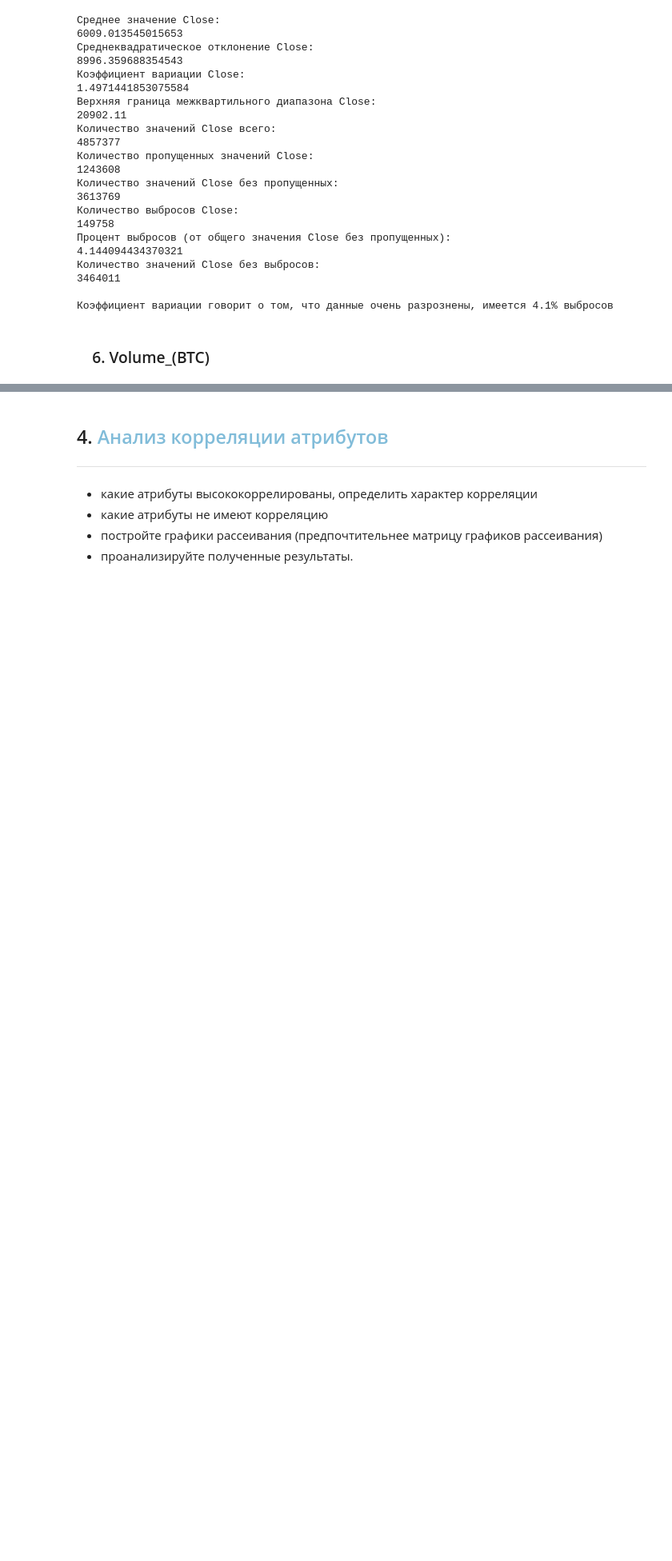
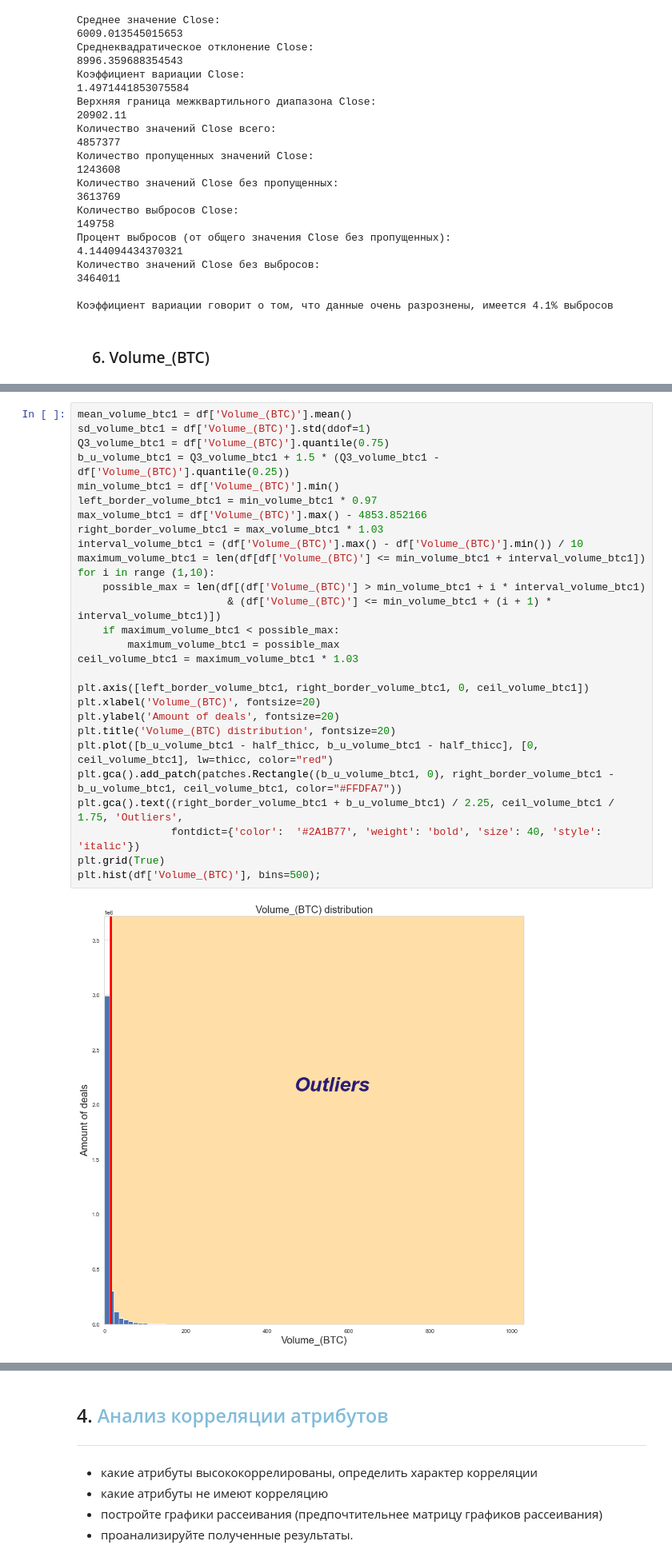
Before and after one commit to Xofrio/MachineLearning, a Jupyter notebook: Lab1/Lab1, 9893, Белов А. А..ipynb, the cells around one changed output, grey strips where cells are left out. Shown at 80% size. Cells and saved outputs as stored; diff of their text form; blank space fills up the shorter version.

```diff
--- a/Lab1/Lab1, 9893, Белов А. А..ipynb
+++ b/Lab1/Lab1, 9893, Белов А. А..ipynb
@@ -423,0 +452,30 @@ plt.hist(df['Volume_(BTC)'], bins=500, range=(0, 35));
+# %%
+mean_volume_btc1 = df['Volume_(BTC)'].mean()
+sd_volume_btc1 = df['Volume_(BTC)'].std(ddof=1)
+Q3_volume_btc1 = df['Volume_(BTC)'].quantile(0.75)
+b_u_volume_btc1 = Q3_volume_btc1 + 1.5 * (Q3_volume_btc1 - df['Volume_(BTC)'].quantile(0.25))
+min_volume_btc1 = df['Volume_(BTC)'].min()
+left_border_volume_btc1 = min_volume_btc1 * 0.97
+max_volume_btc1 = df['Volume_(BTC)'].max() - 4853.852166
+right_border_volume_btc1 = max_volume_btc1 * 1.03
+interval_volume_btc1 = (df['Volume_(BTC)'].max() - df['Volume_(BTC)'].min()) / 10
+maximum_volume_btc1 = len(df[df['Volume_(BTC)'] <= min_volume_btc1 + interval_volume_btc1])
+for i in range (1,10):
+    possible_max = len(df[(df['Volume_(BTC)'] > min_volume_btc1 + i * interval_volume_btc1)
+                        & (df['Volume_(BTC)'] <= min_volume_btc1 + (i + 1) * interval_volume_btc1)])
+    if maximum_volume_btc1 < possible_max:
+        maximum_volume_btc1 = possible_max
+ceil_volume_btc1 = maximum_volume_btc1 * 1.03
+
+plt.axis([left_border_volume_btc1, right_border_volume_btc1, 0, ceil_volume_btc1])
+plt.xlabel('Volume_(BTC)', fontsize=20)
+plt.ylabel('Amount of deals', fontsize=20)
+plt.title('Volume_(BTC) distribution', fontsize=20)
+plt.plot([b_u_volume_btc1 - half_thicc, b_u_volume_btc1 - half_thicc], [0, ceil_volume_btc1], lw=thicc, color="red")
+plt.gca().add_patch(patches.Rectangle((b_u_volume_btc1, 0), right_border_volume_btc1 - b_u_volume_btc1, ceil_volume_btc1, color="#FFDFA7"))
+plt.gca().text((right_border_volume_btc1 + b_u_volume_btc1) / 2.25, ceil_volume_btc1 / 1.75, 'Outliers',
+               fontdict={'color':  '#2A1B77', 'weight': 'bold', 'size': 40, 'style': 'italic'})
+plt.grid(True)
+plt.hist(df['Volume_(BTC)'], bins=500);
+# %% [output]
+[figure, added]
```
Also changed, not shown: parts of 10 cells of this notebook.
